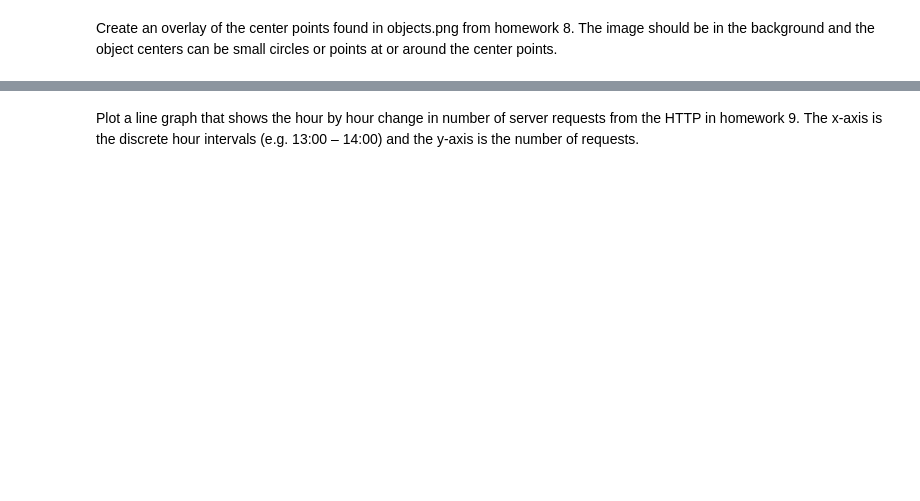
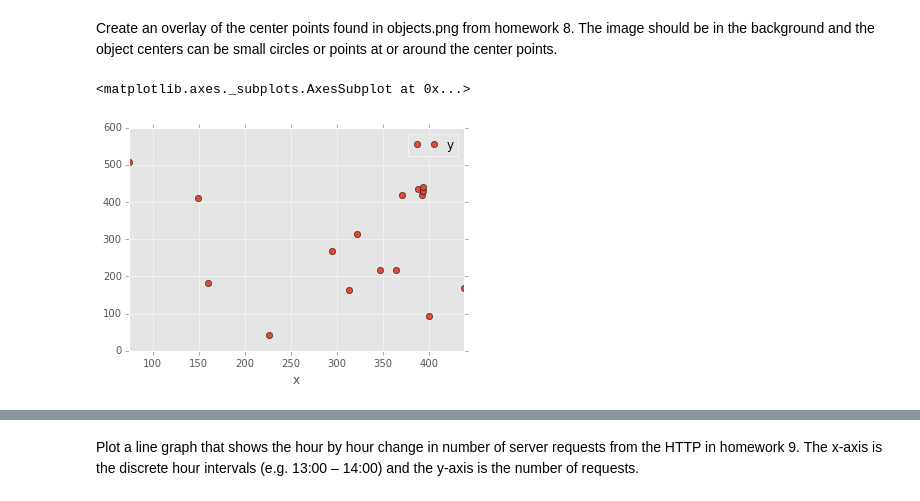
Before and after one commit to jhamski/IS602-Assignments-Fall2015, a Jupyter notebook: IS602_Assignment_10/IS602--Assignment-10--James Hamski.ipynb, the cells around one changed output, grey strips where cells are left out. Drawn from its saved outputs; the diff is of its cells as text; code cells hidden in the pictures; blank space fills up the shorter version.

```diff
--- a/IS602_Assignment_10/IS602--Assignment-10--James Hamski.ipynb
+++ b/IS602_Assignment_10/IS602--Assignment-10--James Hamski.ipynb
@@ -52,2 +80,16 @@ Plot your results from the linear regression in homework 5 and 7 (for any of the
 # %% [markdown]
 Create an overlay of the center points found in objects.png from homework 8.  The image should be in the background and the object centers can be small circles or points at or around the center points.
+# %%
+objects = mh.imread('objects.png')
+
+objects_th = (objects > objects.mean())
+objects_regmax = mh.regmax(objects_th)
+labels_objects, nr_obj = mh.label(objects_regmax)
+
+centers = mh.center_of_mass(objects, labels_objects)[1:]
+centers = pd.DataFrame(centers[:,0:2], columns=['x','y'])
+# %%
+centers.plot(x='x',y='y', style='o')
+# %% [output]
+<matplotlib.axes._subplots.AxesSubplot at 0x...>
+[figure, added]
```
Also changed, not shown: parts of 11 cells of this notebook, 2 other files.
